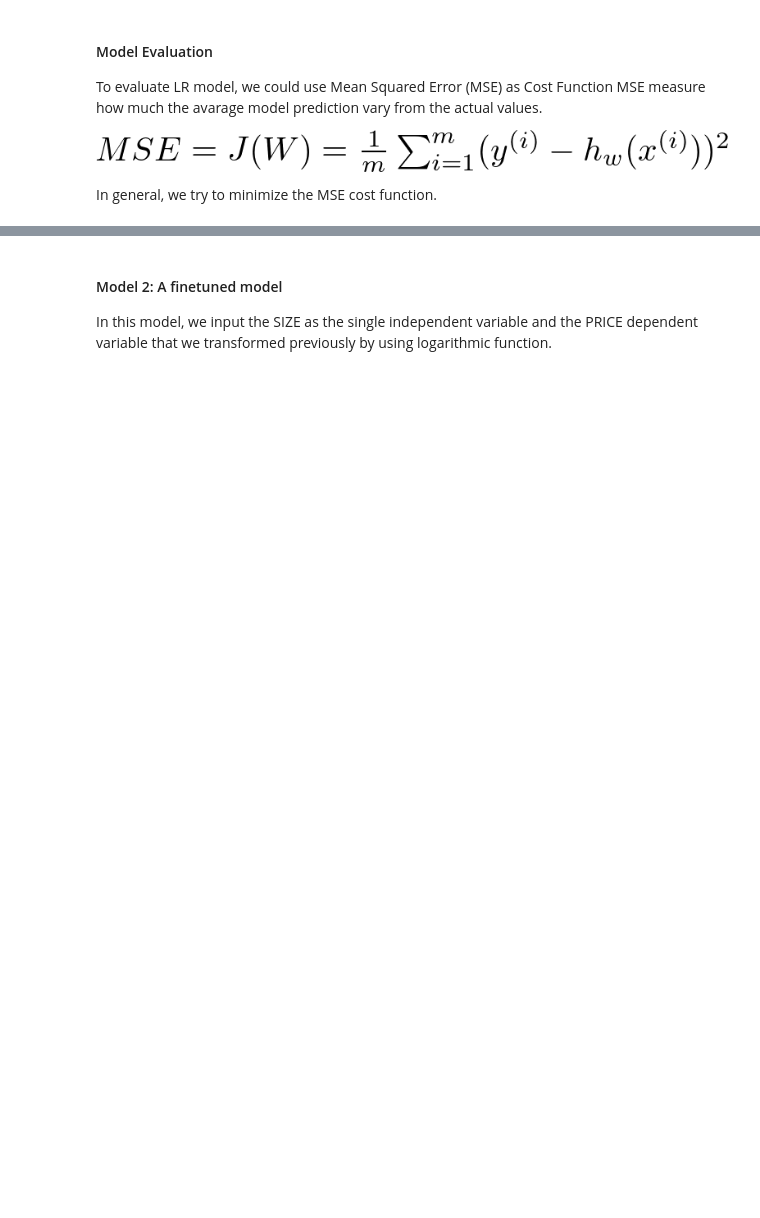
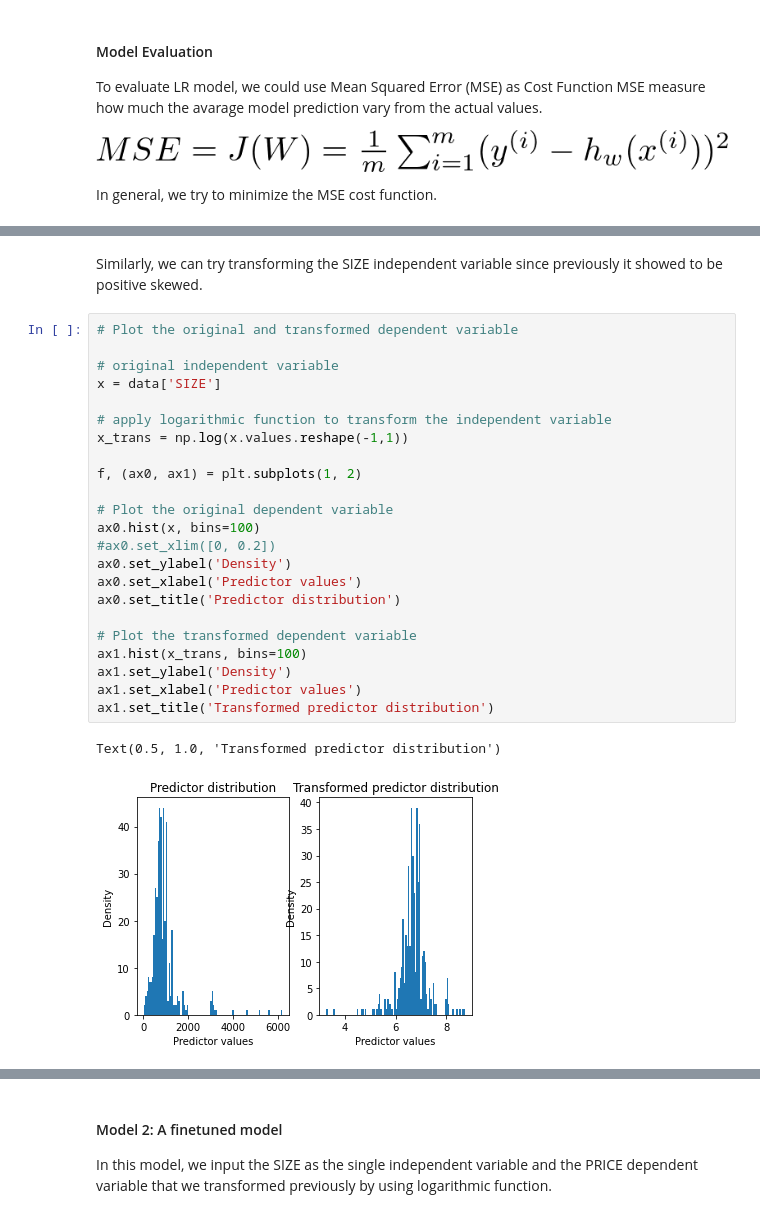
Before and after one commit to HuyenNguyenHelen/INFO-5505---Machine-learning, a Jupyter notebook: HuyenNguyen_Assignment_1.ipynb, the cells around one changed output, grey strips where cells are left out. Saved outputs shown, nothing was run; the diff lists cells and outputs as text; blank space fills up the shorter version.

```diff
--- a/HuyenNguyen_Assignment_1.ipynb
+++ b/HuyenNguyen_Assignment_1.ipynb
@@ -232,2 +241,30 @@ Text(0.5, 1.0, 'Transformed target distribution')
+# %% [markdown]
+Similarly, we can try transforming the SIZE independent variable since previously it showed to be positive skewed.
+# %%
+# Plot the original and transformed dependent variable
+
+# original independent variable
+x = data['SIZE']
+
+# apply logarithmic function to transform the independent variable
+x_trans = np.log(x.values.reshape(-1,1))
+
+f, (ax0, ax1) = plt.subplots(1, 2)
+
+# Plot the original dependent variable
+ax0.hist(x, bins=100)
+#ax0.set_xlim([0, 0.2])
+ax0.set_ylabel('Density')
+ax0.set_xlabel('Predictor values')
+ax0.set_title('Predictor distribution')
+
+# Plot the transformed dependent variable
+ax1.hist(x_trans, bins=100)
+ax1.set_ylabel('Density')
+ax1.set_xlabel('Predictor values')
+ax1.set_title('Transformed predictor distribution')
+# %% [output]
+Text(0.5, 1.0, 'Transformed predictor distribution')
+[figure, added]
 # %%
 # Plot a scatter plot of the SIZE and the transformed PRICE
```
Also changed, not shown: parts of 18 cells of this notebook.
